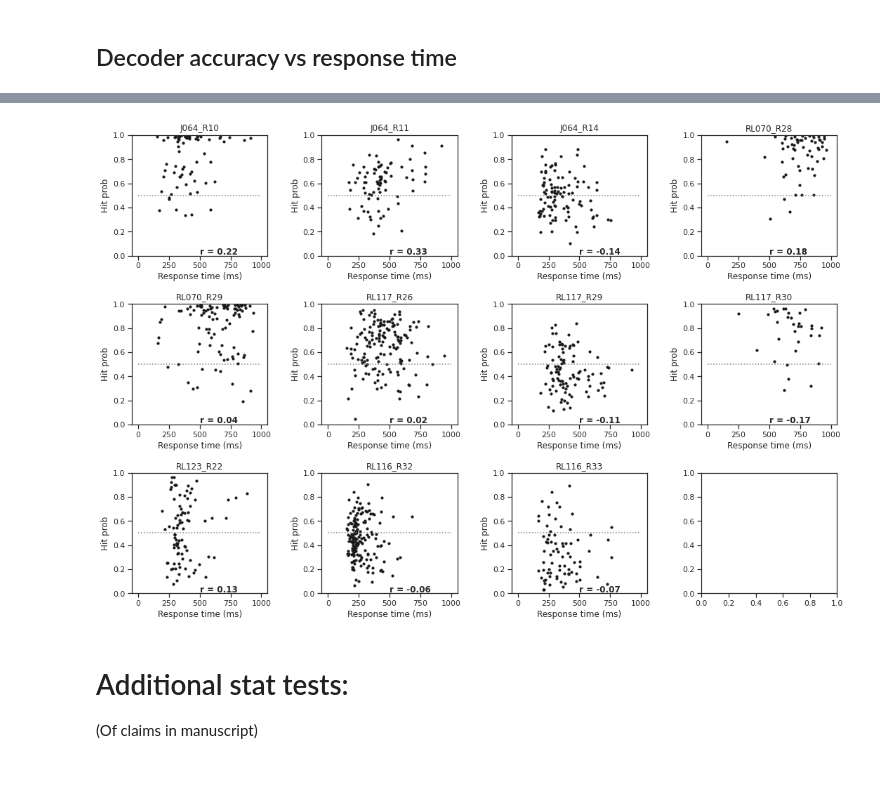
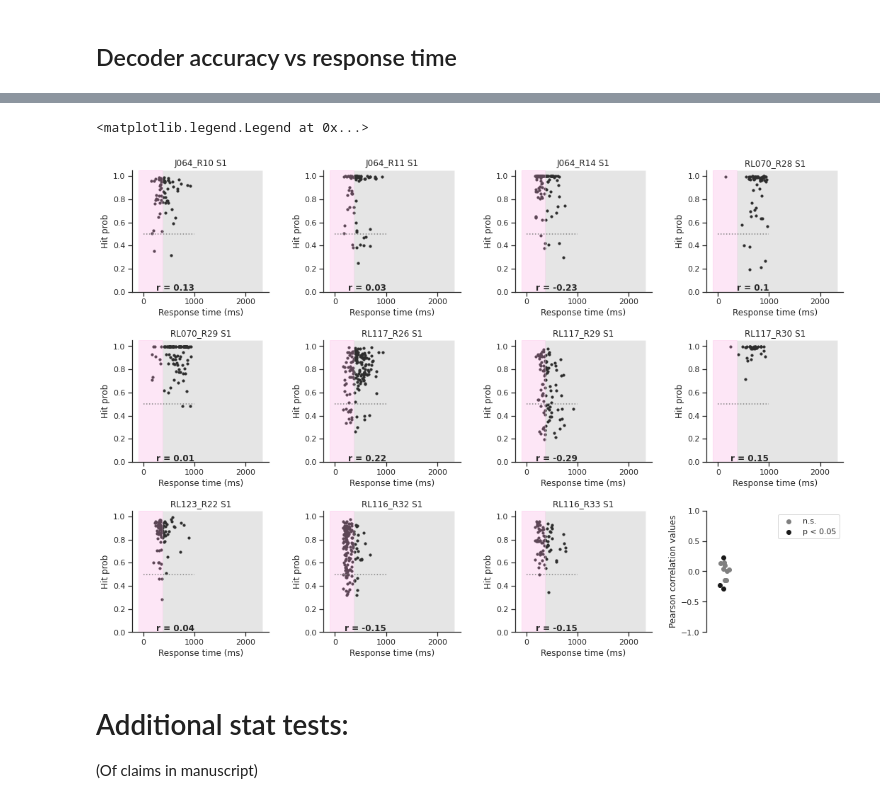
Before and after one commit to Packer-Lab/popping-off, a Jupyter notebook: notebooks/Paper Figures/Figure3.ipynb, the cells around one changed output, grey strips where cells are left out. Saved outputs shown, nothing was run; the diff lists cells and outputs as text; code cells hidden in the pictures; blank space fills up the shorter version.

Commit message:
Shift back PS artifact and WIP resp time vs dec

```diff
--- a/notebooks/Paper Figures/Figure3.ipynb
+++ b/notebooks/Paper Figures/Figure3.ipynb
@@ -275,8 +234,8 @@ if save_fig:
 # Rerun test with large time window
 # %%
 ## Create new time dicts:
-# n_window = 60
-n_window = 5
+n_window = 60
+# n_window = 17
 selection_type = 'avoid_ps'
 half_window = int(n_window / 2)
 window_size_in_sec = np.mean(np.diff(tp_dict['decoders'])) * n_window
@@ -293,12 +252,12 @@ elif selection_type == 'avoid_ps':
     ## Option 2: avoid using ps
     assert pre_stim_art_time == -0.07
     assert post_stim_art_time == 0.35
-    # min_time = -2.5
-    # max_time = 4.5
-    min_time = 0.35
-    max_time = 0.6
+    min_time = -2.5
+    max_time = 4.5
+    # min_time = 0
+    # max_time = post_stim_art_time + (n_window + 1) / 30
     time_arr_use = tp_dict['mutual']
-    frames_post_stim = np.where(np.logical_and(time_arr_use > post_stim_art_time,
+    frames_post_stim = np.where(np.logical_and(time_arr_use >= post_stim_art_time,
                                                time_arr_use < max_time))[0]
     start_windows_post_stim = frames_post_stim[::n_window][:-1]  # remove last one because window is not == n_window
     frames_pre_stim = np.where(np.logical_and(time_arr_use < pre_stim_art_time,
@@ -424,8 +359,2 @@ if save_fig:
 # %% [markdown]
 ## Decoder accuracy vs response time
-# %%
-for ii in range(11):
-    print(len(sessions[ii].first_lick_spont), sessions[ii].pre_rew_trials.shape[1])
-    if len(sessions[ii].first_lick_spont) != sessions[ii].pre_rew_trials.shape[1]:
-        print(sessions[ii])
-        print(sessions[ii].first_lick_spont)
@@ -450,31 +361,68 @@ Mouse RL117, run 29
 # %%
-# np.unique(tmp_dfs[1]['J064_R11'].outcome_test)
-# tmp_dfs[1]['J064_R11']
 fig, ax = plt.subplots(3, 4, figsize=(18, 12), gridspec_kw={'hspace': 0.4, 'wspace': 0.4})
 i_row, i_col = 0, 0
-list_sessions = list(tmp_dfs[1].keys())
+i_time_window = 1
+reg = 's1'
 tt_show = 'hit'
+
+use_df = tmp_dfs[i_time_window][reg]['test']
+list_sessions = list(use_df.keys())
+
+time_array_this_window = tp_dict['decoders_merged_tp'][i_time_window] * 1000  # in ms
+corr_arr = np.zeros((len(list_sessions), 2))
+
+
 for ii, ss in enumerate(list_sessions):
     curr_ax = ax[i_row, i_col]
-    tmp_df = tmp_dfs[1][ss][tmp_dfs[1][ss]['outcome_test'] == tt_show]
+    tmp_df = use_df[ss][use_df[ss]['outcome_test'] == tt_show]
     curr_ax.plot([0, 1000], [0.5, 0.5], c='grey', linestyle=':')
     lick_times_hit = tmp_df['first_lick_test']
     pred_hit = tmp_df['pred_stim_test']
+    is_float_bools = np.array([isinstance(x, float) for x in lick_times_hit])
+    if is_float_bools.all() == False:
+        lick_times_hit = lick_times_hit[is_float_bools]
+        pred_hit = pred_hit[is_float_bools]
+        print(f'{np.sum(is_float_bools == False)} non-floats found in lick times in {ss}')
     # assert(len(pred_hit) == np.sum(sessions[ii].outcome == tt_show)), (len(pred_hit), np.sum(sessions[ii].outcome == tt_show))
-    r = np.round(scipy.stats.pearsonr(lick_times_hit.values, pred_hit.values)[0], 2)
+    r_full, p = scipy.stats.pearsonr(lick_times_hit.values, pred_hit.values)
+    corr_arr[ii, :] = (r_full, p)
+    r = np.round(r_full, 2)
     curr_ax.scatter(lick_times_hit, pred_hit, s=10, c='k')
     # curr_ax.set_xlim([0, 1000])
-    curr_ax.set_ylim([0, 1])
-    curr_ax.set_title(ss)
+    curr_ax.set_ylim([0, 1.05])
+    curr_ax.set_title(f'{ss} {reg.upper()}')
     curr_ax.set_xlabel('Response time (ms)')
     curr_ax.set_ylabel('Hit prob')
-    curr_ax.text(s=f'r = {r}', x=500, y=0.01, weight='bold')
+    curr_ax.text(s=f'r = {r}', x=1000, y=0.01, ha='right', weight='bold')
+    pop.add_ps_artefact(ax=curr_ax, time_axis=time_array_plot_original * 1000)
+    curr_ax.axvspan(xmin=time_array_this_window[0], xmax=time_array_this_window[-1],
+                    ymin=0, ymax=1, alpha=0.2, facecolor='grey')
+
+    pop.despine(curr_ax)
     i_col += 1
     if i_col == 4:
         i_col = 0
         i_row += 1
+
+jitter = np.random.rand(len(list_sessions)) - 0.5
+th_sign = 0.05 #/ len(list_sessions)
+bool_sign = corr_arr[:, 1] < th_sign
+# color_arr = ['k' if x else 'grey' for x in bool_sign]
+curr_ax = ax[i_row, i_col]
+curr_ax.scatter(jitter[~bool_sign], corr_arr[:, 0][~bool_sign], c='grey', label=f'n.s.')
+if np.sum(bool_sign) > 0:
+    curr_ax.scatter(jitter[bool_sign], corr_arr[:, 0][bool_sign], c='k', label=f'p < {th_sign}')
+curr_ax.set_xlim([-1, 8])
+curr_ax.set_ylim([-1, 1])
+pop.despine(curr_ax)
+curr_ax.set_xticks([])
+curr_ax.spines['bottom'].set_visible(False)
+curr_ax.set_ylabel('Pearson correlation values')
+curr_ax.legend(frameon=True)
+# pop.naked(ax[i_row, i_col])
 # %% [output]
+<matplotlib.legend.Legend at 0x...>
-[figure, old version]
+[figure, new version]
 # %% [markdown]
 # Additional stat tests:
 (Of claims in manuscript)
```
Also changed, not shown: parts of 9 cells of this notebook, 6 other files.
